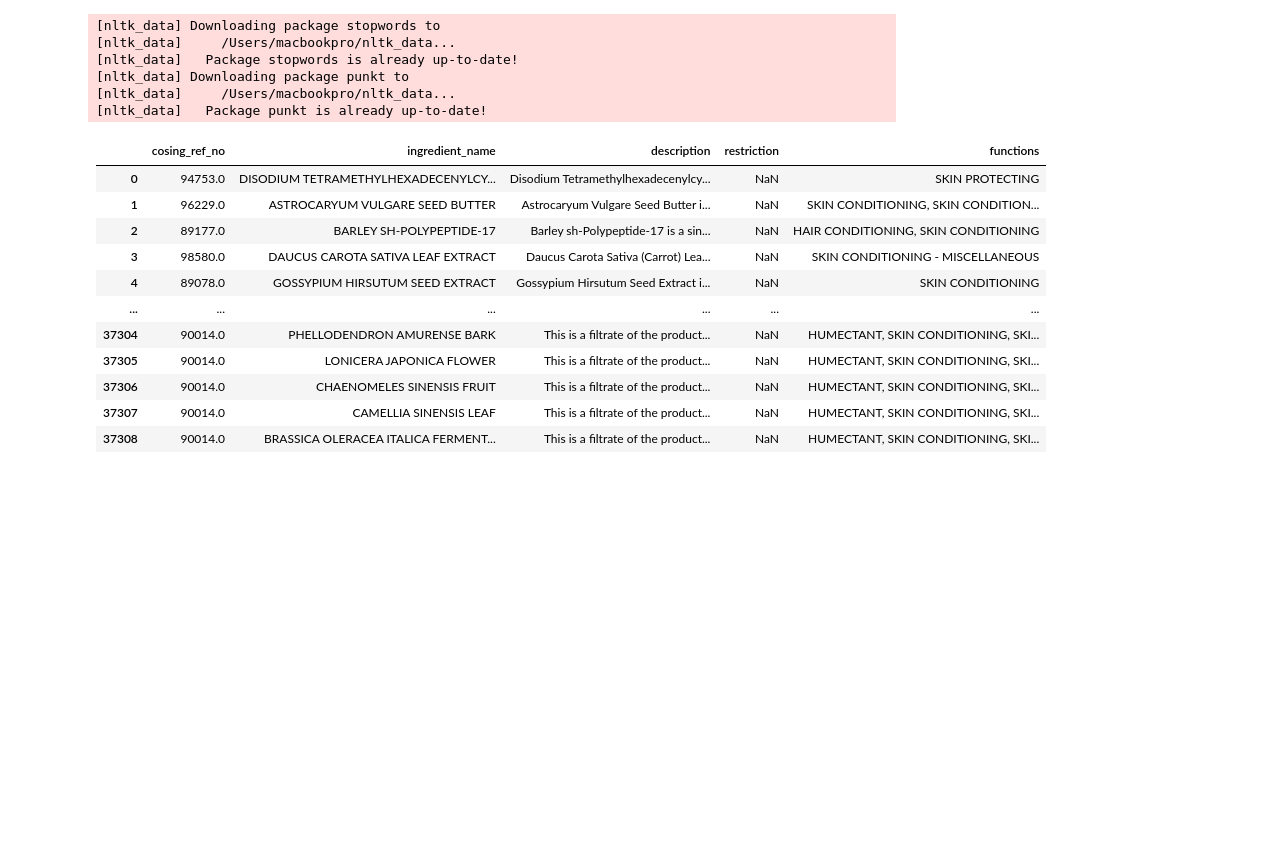
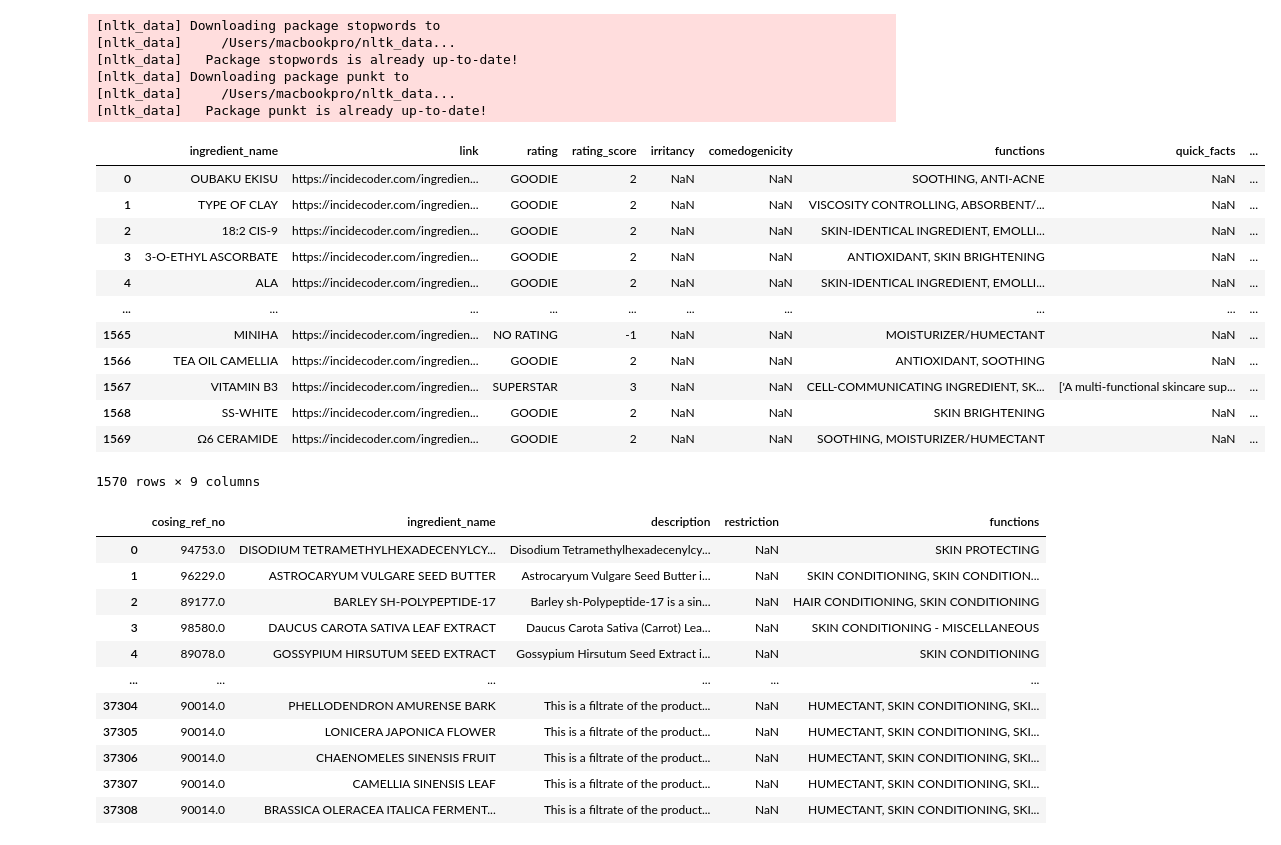
Before and after one commit to hienngn/coderschool-final-project, a Jupyter notebook: Executing/OCR_English.ipynb, the cells around one changed output. Drawn from its saved outputs; the diff is of its cells as text; code cells hidden in the pictures; blank space fills up the shorter version.

Commit message:
Modifications to ingredients

```diff
--- a/Executing/OCR_English.ipynb
+++ b/Executing/OCR_English.ipynb
@@ -417,6 +417,22 @@ def create_dict_english(df_inci, df_cosing):
     return rating_inci, irritancy_inci, comedogenicity_inci, function_inci, qfacts_inci, desc_inci, desc_cosing, function_cosing
 # %%
 df_inci = pd.read_csv('../Database/INCI/ingredient_inci_1570.csv') # '../Database/CALLMEDUY/ingredient_vietnamese_3818.csv'
+# %%
+df_inci
+# %% [output]
+|  | ingredient_name | link | rating | rating_score | irritancy | comedogenicity | functions | quick_facts | ... |
+| 0 | OUBAKU EKISU | https://incidecoder.com/ingredien... | GOODIE | 2 | NaN | NaN | SOOTHING, ANTI-ACNE | NaN | ... |
+| 1 | TYPE OF CLAY | https://incidecoder.com/ingredien... | GOODIE | 2 | NaN | NaN | VISCOSITY CONTROLLING, ABSORBENT/... | NaN | ... |
+| 2 | 18:2 CIS-9 | https://incidecoder.com/ingredien... | GOODIE | 2 | NaN | NaN | SKIN-IDENTICAL INGREDIENT, EMOLLI... | NaN | ... |
+| 3 | 3-O-ETHYL ASCORBATE | https://incidecoder.com/ingredien... | GOODIE | 2 | NaN | NaN | ANTIOXIDANT, SKIN BRIGHTENING | NaN | ... |
+| 4 | ALA | https://incidecoder.com/ingredien... | GOODIE | 2 | NaN | NaN | SKIN-IDENTICAL INGREDIENT, EMOLLI... | NaN | ... |
+| ... | ... | ... | ... | ... | ... | ... | ... | ... | ... |
+| 1565 | MINIHA | https://incidecoder.com/ingredien... | NO RATING | -1 | NaN | NaN | MOISTURIZER/HUMECTANT | NaN | ... |
+| 1566 | TEA OIL CAMELLIA | https://incidecoder.com/ingredien... | GOODIE | 2 | NaN | NaN | ANTIOXIDANT, SOOTHING | NaN | ... |
+| 1567 | VITAMIN B3 | https://incidecoder.com/ingredien... | SUPERSTAR | 3 | NaN | NaN | CELL-COMMUNICATING INGREDIENT, SK... | ['A multi-functional skincare sup... | ... |
+| 1568 | SS-WHITE | https://incidecoder.com/ingredien... | GOODIE | 2 | NaN | NaN | SKIN BRIGHTENING | NaN | ... |
+| 1569 | Ω6 CERAMIDE | https://incidecoder.com/ingredien... | GOODIE | 2 | NaN | NaN | SOOTHING, MOISTURIZER/HUMECTANT | NaN | ... |
+1570 rows × 9 columns
 # %%
 df_cosing = pd.read_csv('../Database/ingredient_cosing_37309.csv') #'../Database/ingredient_cosing_37309.csv'
 # %%
```
Also changed, not shown: parts of 2 cells of this notebook, 38 other files.
